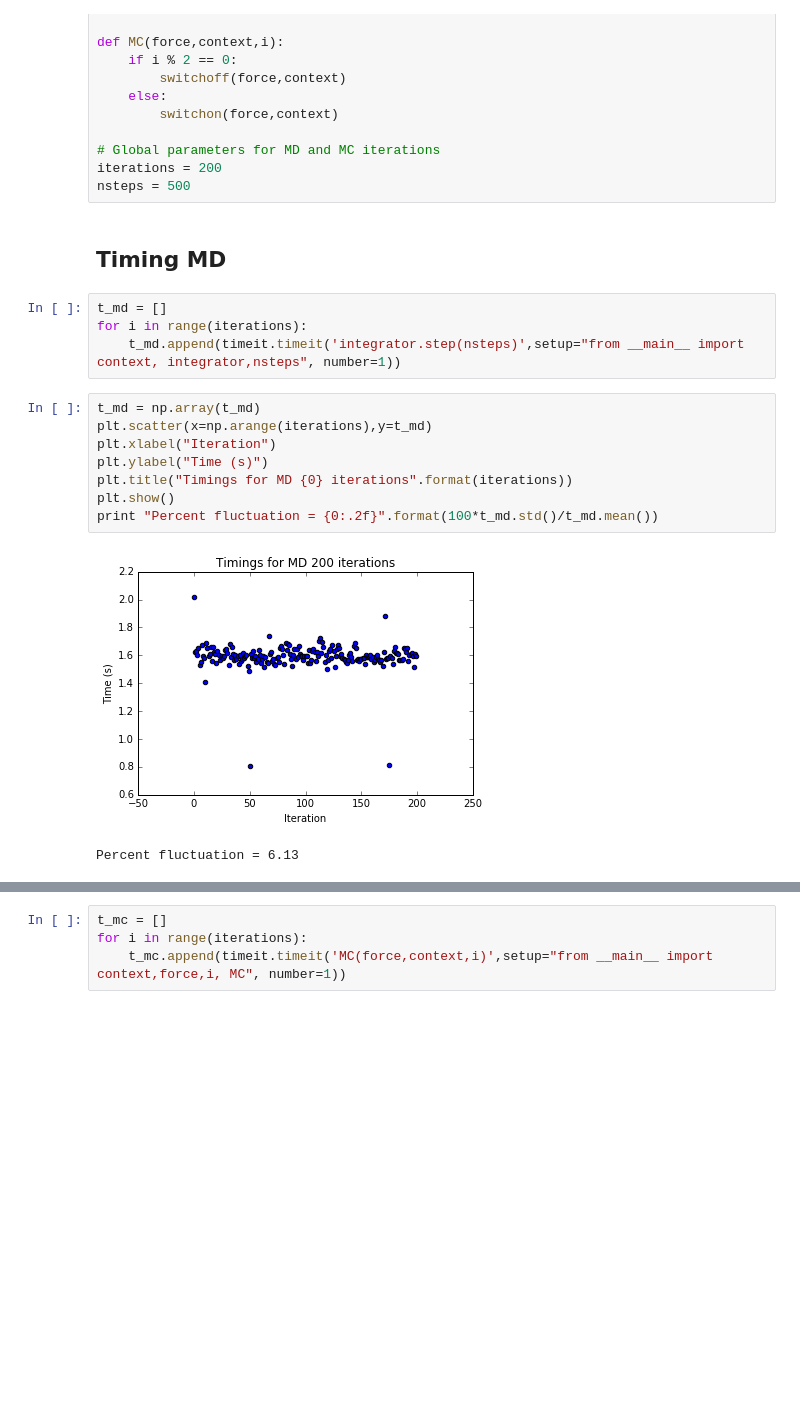
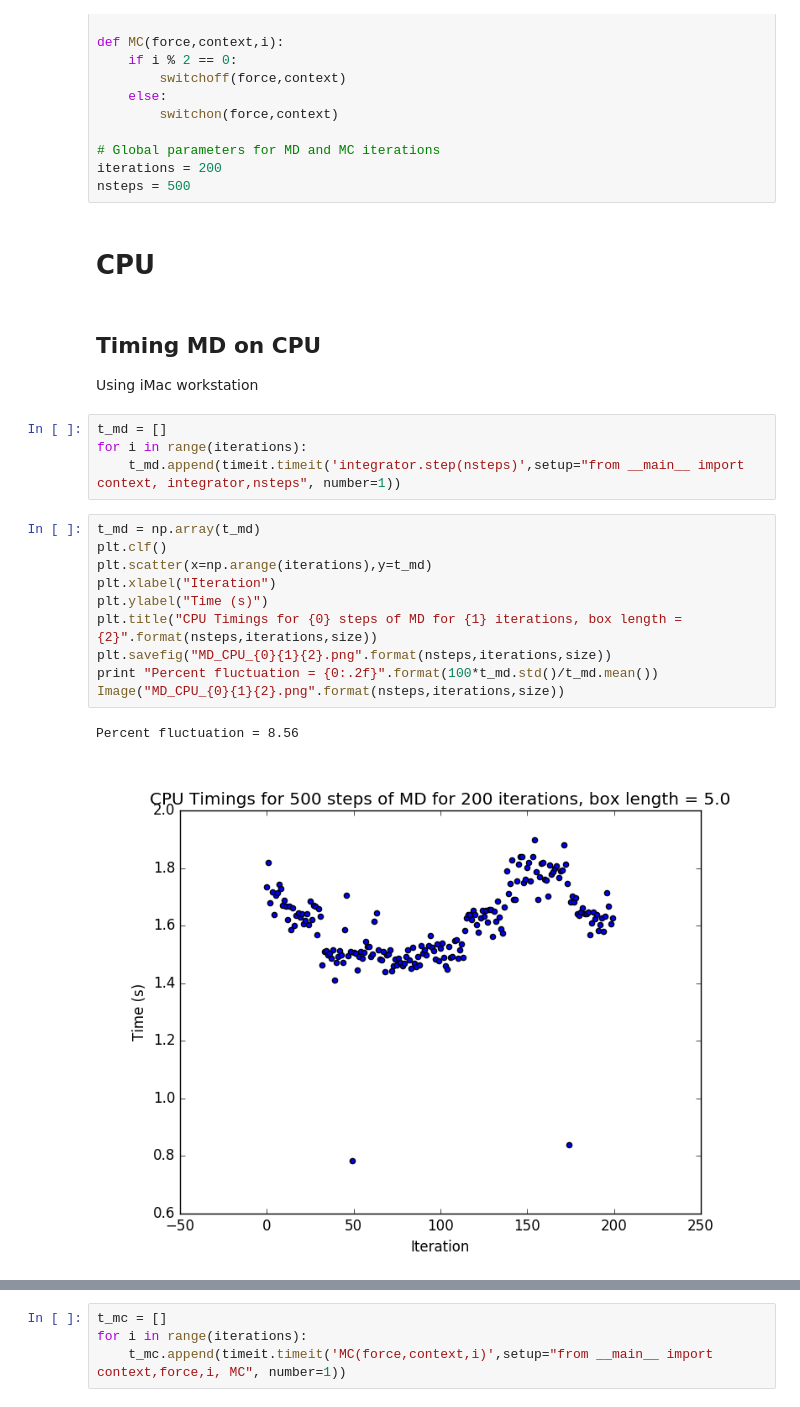
Before and after one commit to choderalab/saltswap, a Jupyter notebook: Analysis/Performance/MinimalTest/WaterSwitching.ipynb, the cells around one changed output, grey strips where cells are left out. Saved outputs shown, nothing was run; the diff lists cells and outputs as text; blank space fills up the shorter version.

```diff
--- a/Analysis/Performance/MinimalTest/WaterSwitching.ipynb
+++ b/Analysis/Performance/MinimalTest/WaterSwitching.ipynb
@@ -65,21 +66,26 @@ def MC(force,context,i):
 # Global parameters for MD and MC iterations
 iterations = 200
 nsteps = 500
+# %% [markdown]
+# CPU
 # %% [markdown]
-## Timing MD
+## Timing MD on CPU
+Using iMac workstation
 # %%
 t_md = []
 for i in range(iterations):
     t_md.append(timeit.timeit('integrator.step(nsteps)',setup="from __main__ import context, integrator,nsteps", number=1))
 # %%
 t_md = np.array(t_md)
+plt.clf()
 plt.scatter(x=np.arange(iterations),y=t_md)
 plt.xlabel("Iteration")
 plt.ylabel("Time (s)")
-plt.title("Timings for MD {0} iterations".format(iterations))
-plt.show()
+plt.title("CPU Timings for {0} steps of MD for {1} iterations, box length = {2}".format(nsteps,iterations,size))
+plt.savefig("MD_CPU_{0}{1}{2}.png".format(nsteps,iterations,size))
 print "Percent fluctuation = {0:.2f}".format(100*t_md.std()/t_md.mean())
+Image("MD_CPU_{0}{1}{2}.png".format(nsteps,iterations,size))
 # %% [output]
+Percent fluctuation = 8.56
-[figure, old version]
+[figure, new version]
-Percent fluctuation = 6.13
 # %% [markdown]
```
Also changed, not shown: parts of 21 cells of this notebook, 3 other files.
